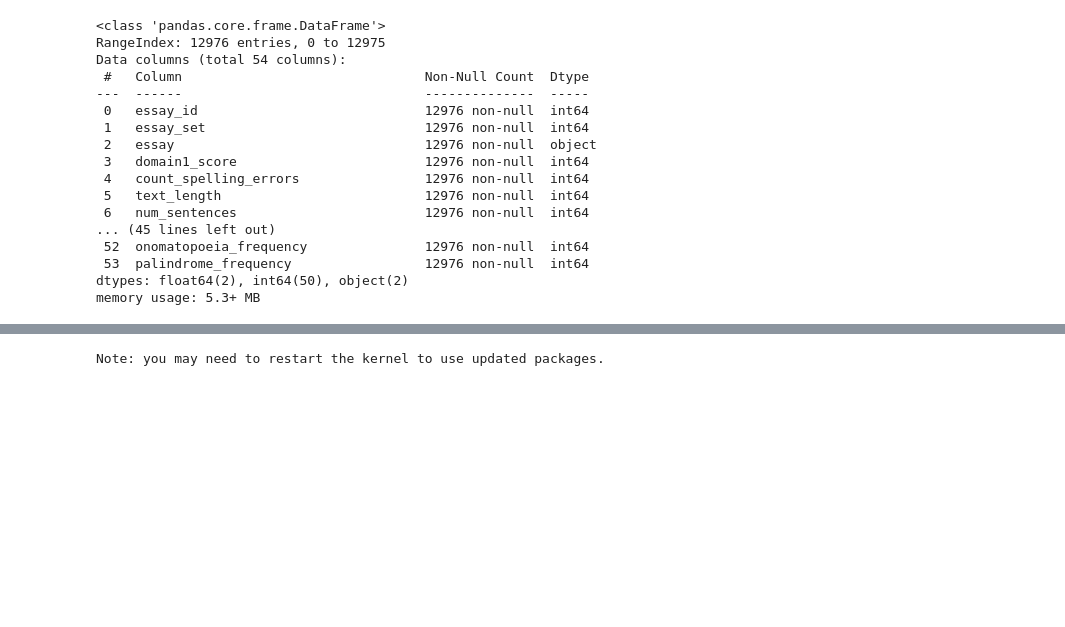
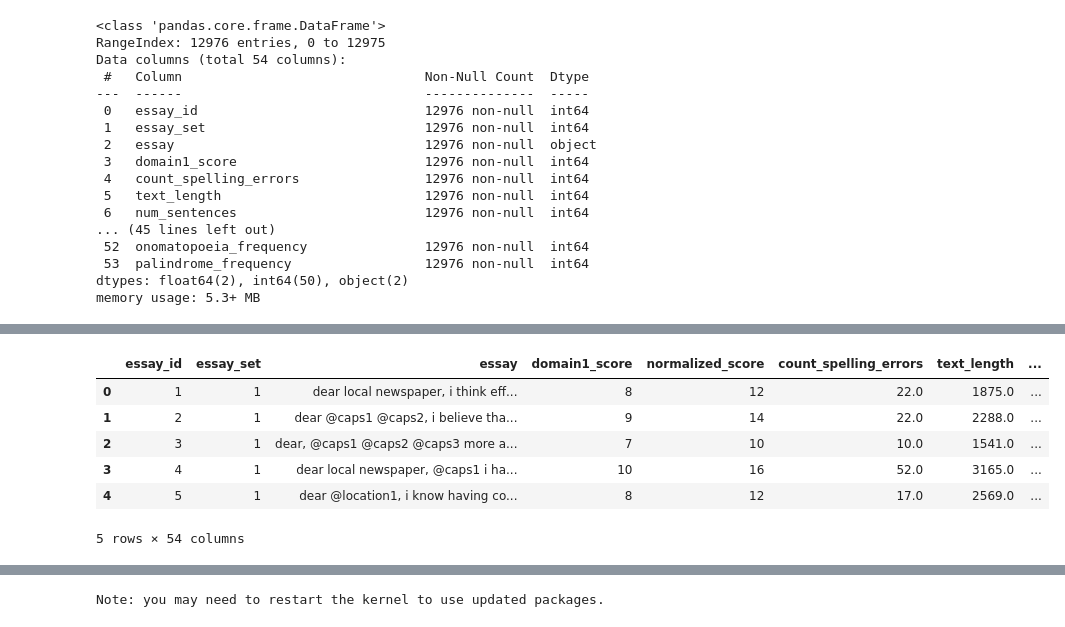
Before and after one commit to Martialkouass/Automated-essay-scoring-Machine-Learning-Model, a Jupyter notebook: MLPROJ.ipynb, the cells around one changed output, grey strips where cells are left out. Cells and saved outputs as stored; diff of their text form; code cells hidden in the pictures; blank space fills up the shorter version.

Commit message:
modified:   MLPROJ.ipynb 	new file:   new_training_set_03.csv

```diff
--- a/MLPROJ.ipynb
+++ b/MLPROJ.ipynb
@@ -631,0 +643,11 @@ new_training_set_02.to_csv("new_training_set_02.csv", sep=',', encoding="latin1"
+# %%
+test_new_csv = pd.read_csv("new_training_set_03.csv", sep=',', encoding='latin1', index_col=0)
+test_new_csv.head()
+# %% [output]
+|  | essay_id | essay_set | essay | domain1_score | normalized_score | count_spelling_errors | text_length | ... |
+| 0 | 1 | 1 | dear local newspaper, i think eff... | 8 | 12 | 22.0 | 1875.0 | ... |
+| 1 | 2 | 1 | dear @caps1 @caps2, i believe tha... | 9 | 14 | 22.0 | 2288.0 | ... |
+| 2 | 3 | 1 | dear, @caps1 @caps2 @caps3 more a... | 7 | 10 | 10.0 | 1541.0 | ... |
+| 3 | 4 | 1 | dear local newspaper, @caps1 i ha... | 10 | 16 | 52.0 | 3165.0 | ... |
+| 4 | 5 | 1 | dear @location1, i know having co... | 8 | 12 | 17.0 | 2569.0 | ... |
+5 rows × 54 columns
```
Also changed, not shown: parts of 6 cells of this notebook, 1 other file.
